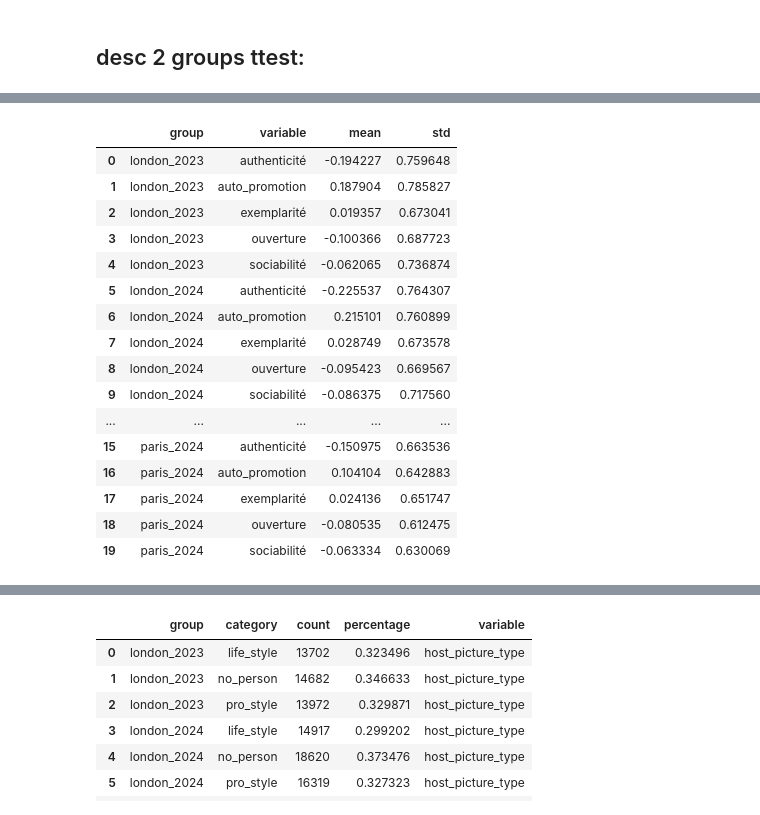
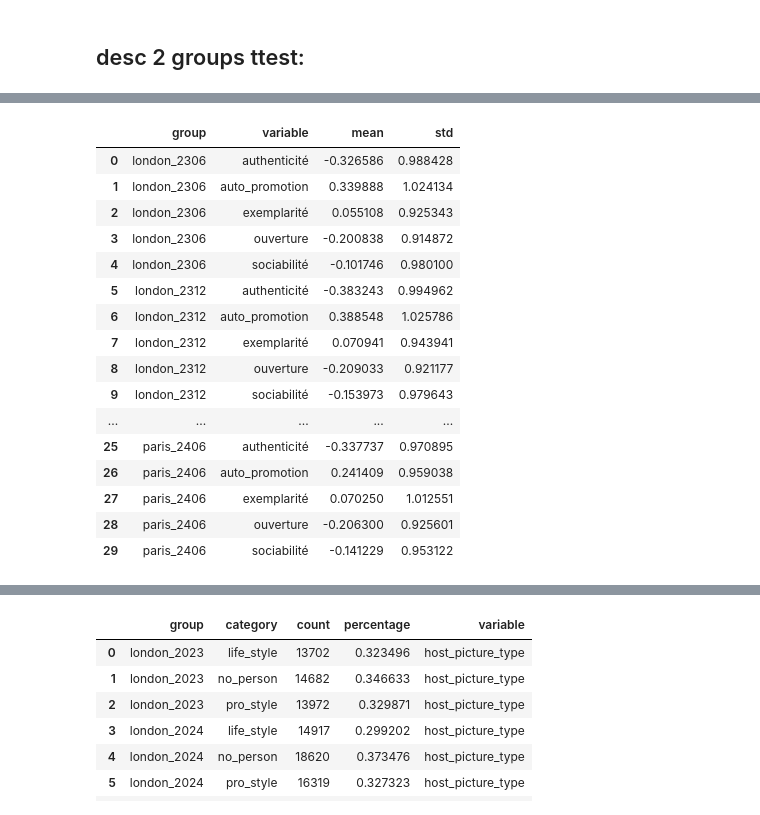
Before and after one commit to yeliu-dh/SelfPresentation_Multimodal_airbnb, a Jupyter notebook: D_stat/test_desc.ipynb, the cells around one changed output, grey strips where cells are left out. Drawn from its saved outputs; the diff is of its cells as text; code cells hidden in the pictures.

```diff
--- a/D_stat/test_desc.ipynb
+++ b/D_stat/test_desc.ipynb
@@ -38,7 +38,7 @@ print(len(x_vars))
 # %% [output]
 31
 # %%
-path_df="../data_processed\listings_tactics_bio_vis-paris_london-2306_2406_ols.csv"
+path_df="../data_processed\listings_tactics-paris_london-2306_2312_2406.csv"
 df=pd.read_csv(path_df)
 print(df.shape)
 # %% [output]
@@ -309,30 +91,0 @@ strong multicollinearity or other numerical problems.
-# %%
-# event study: 2312 pretrend, 2406 jo
-df_all[['time','in_paris']].value_counts()
-df=df_all.copy()
-# df['in_2312']=df['time'].apply(lambda x : 1 if x==2312 else 0)
-# df['in_2406']=df['time'].apply(lambda x : 1 if x==2406 else 0)
-# print(df['in_2312'].value_counts())
-# print(df['in_2406'].value_counts())
-
-
-
-formula= ("booking_rate_l90d ~ C(host_identity_verified)  + review_scores_rating + has_rating +"
-        "number_of_reviews_ltm + "
-        "C(host_is_superhost) +"
-        "years_since_host + professional_host + "
-        "host_response_rate +  +C(host_response_time)+"
-        "has_text + lang_en + lang_fr + text_length+"
-        "price   + C(room_type) + C(instant_bookable) + availability_90+"
-        "in_paris * C(time)"
-        # "in_paris * in_2312 + "
-        # "in_paris * in_2406 "
-)
-
-
-model = smf.ols(
-    formula,
-    data=df
-).fit()
-# cov_type='cluster', cov_kwds={'groups': df['listing_id']}
-print(model.summary())
@@ -459,10 +154,10 @@ vars_ctrl_cat=[
 
 
 ##
-df=df
+df_stats=df.copy()
 cols_to_check=vars_ctrl_num #+tactics
 
-group_mean_table_ttest(df, cols_to_check, group_col='in_paris',
+group_mean_table_ttest(df_stats, cols_to_check, group_col='in_paris',
                     save=False, output_folder="mod_results", filename_noext=None)
 # %% [output]
 [CHECK] ttest takes only 2 groups! OR go to ANOVA!
@@ -723,48 +418,49 @@ display(df_ctrl_cat)
 # %%
 df_stats=df
 
 vars_tactics=["ouverture", "authenticité","sociabilité","auto_promotion","exemplarité"]
 # df变成df_long，策略变量位于variable列中
 df_long = df.melt(
     id_vars="group",           # 保留 group
     value_vars=vars_tactics,   # 你的策略变量
     var_name="variable",       # 变量名列
     value_name="value"         # 数值列
 )
 df_long.shape
 
 
 # 仅用于表格，绘图直接从df_long
 # 计算mean和std
 df_stats = (
     df_long
     .groupby(["group", "variable"])["value"]
     .agg(mean="mean", std="std")
     .reset_index()
 )
 
 ## 整理group的顺序
-order_groups = ["london_2023", "london_2024", "paris_2023", "paris_2024"]
+order_groups = ["london_2306", "london_2312","london_2406", "paris_2306","paris_2312","paris_2406"]
+
 df_stats["group"] = pd.Categorical(df_stats["group"], categories=order_groups, ordered=True)
 display(df_stats)
 # %% [output]
 |  | group | variable | mean | std |
-| 0 | london_2023 | authenticité | -0.194227 | 0.759648 |
-| 1 | london_2023 | auto_promotion | 0.187904 | 0.785827 |
-| 2 | london_2023 | exemplarité | 0.019357 | 0.673041 |
-| 3 | london_2023 | ouverture | -0.100366 | 0.687723 |
-| 4 | london_2023 | sociabilité | -0.062065 | 0.736874 |
-| 5 | london_2024 | authenticité | -0.225537 | 0.764307 |
-| 6 | london_2024 | auto_promotion | 0.215101 | 0.760899 |
-| 7 | london_2024 | exemplarité | 0.028749 | 0.673578 |
-| 8 | london_2024 | ouverture | -0.095423 | 0.669567 |
-| 9 | london_2024 | sociabilité | -0.086375 | 0.717560 |
+| 0 | london_2306 | authenticité | -0.326586 | 0.988428 |
+| 1 | london_2306 | auto_promotion | 0.339888 | 1.024134 |
+| 2 | london_2306 | exemplarité | 0.055108 | 0.925343 |
+| 3 | london_2306 | ouverture | -0.200838 | 0.914872 |
+| 4 | london_2306 | sociabilité | -0.101746 | 0.980100 |
+| 5 | london_2312 | authenticité | -0.383243 | 0.994962 |
+| 6 | london_2312 | auto_promotion | 0.388548 | 1.025786 |
+| 7 | london_2312 | exemplarité | 0.070941 | 0.943941 |
+| 8 | london_2312 | ouverture | -0.209033 | 0.921177 |
+| 9 | london_2312 | sociabilité | -0.153973 | 0.979643 |
 | ... | ... | ... | ... | ... |
-| 15 | paris_2024 | authenticité | -0.150975 | 0.663536 |
-| 16 | paris_2024 | auto_promotion | 0.104104 | 0.642883 |
-| 17 | paris_2024 | exemplarité | 0.024136 | 0.651747 |
-| 18 | paris_2024 | ouverture | -0.080535 | 0.612475 |
-| 19 | paris_2024 | sociabilité | -0.063334 | 0.630069 |
+| 25 | paris_2406 | authenticité | -0.337737 | 0.970895 |
+| 26 | paris_2406 | auto_promotion | 0.241409 | 0.959038 |
+| 27 | paris_2406 | exemplarité | 0.070250 | 1.012551 |
+| 28 | paris_2406 | ouverture | -0.206300 | 0.925601 |
+| 29 | paris_2406 | sociabilité | -0.141229 | 0.953122 |
 # %%
 # # vis
 import seaborn as sns
```
Also changed, not shown: parts of 27 cells of this notebook, 12 other files.
